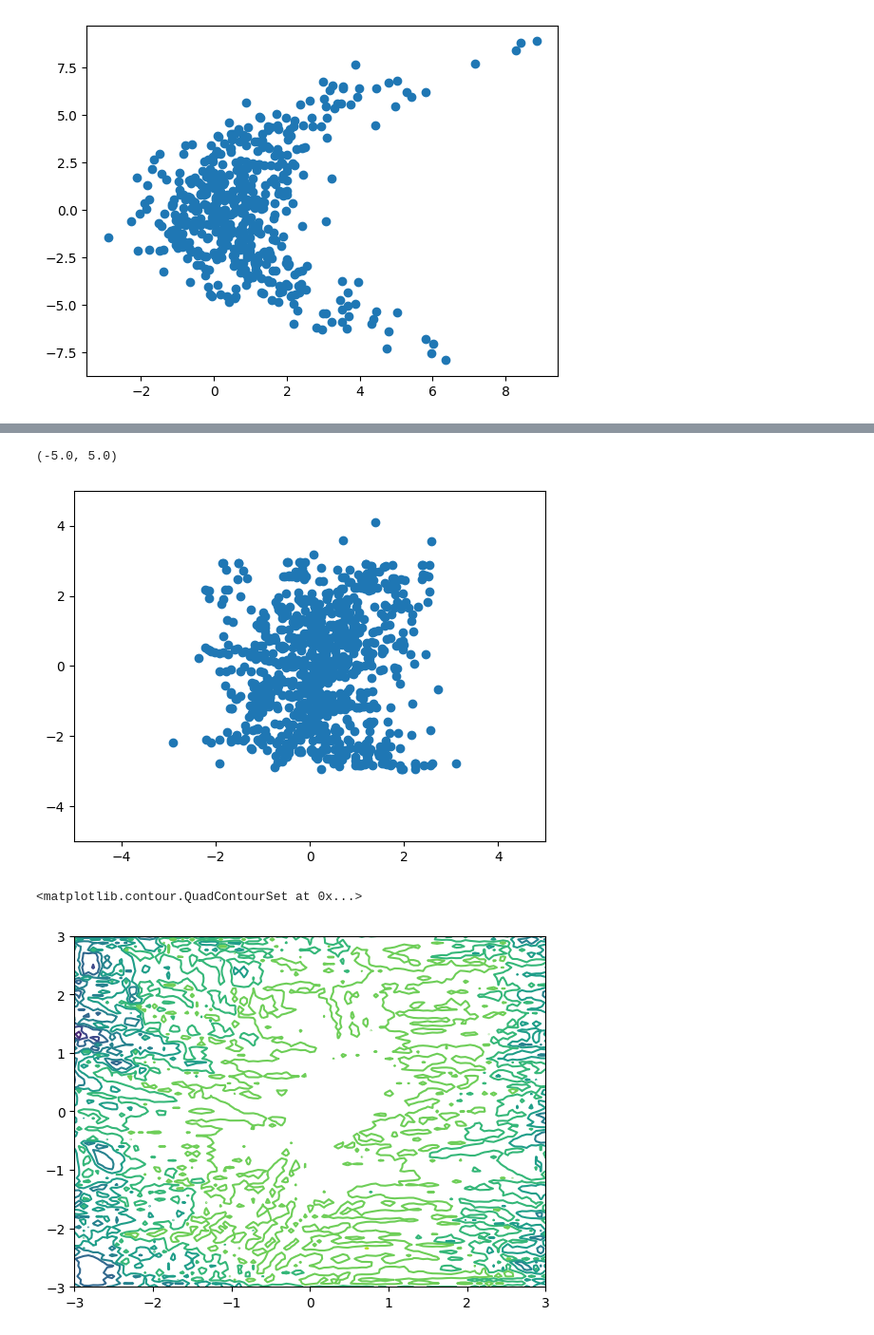
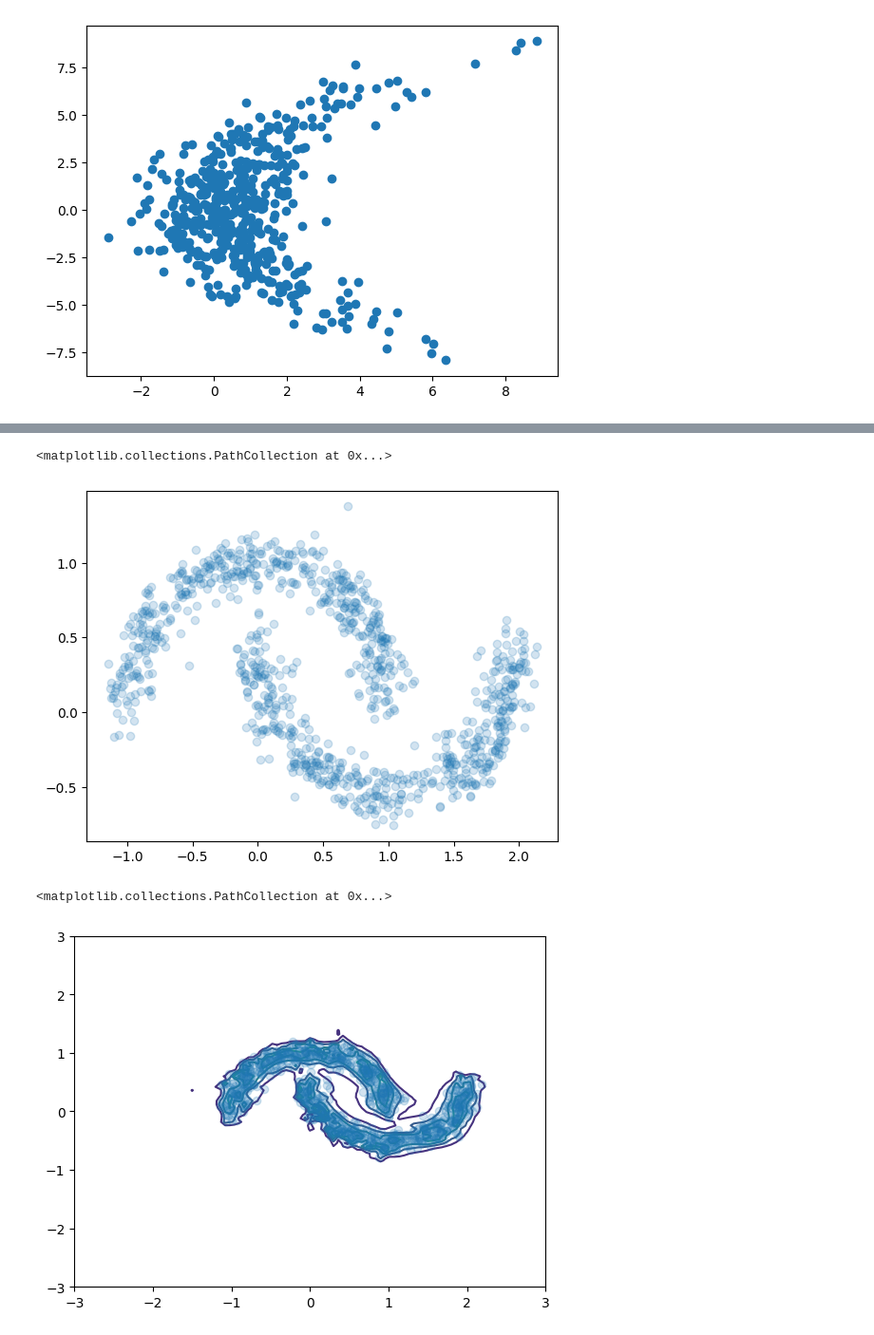
Before and after one commit to al-jshen/sampling, a Jupyter notebook: notebooks/flow-Copy1.ipynb, the cells around one changed output, grey strips where cells are left out. Shown at 95% size. Drawn from its saved outputs; the diff is of its cells as text; code cells hidden in the pictures.

```diff
--- a/notebooks/flow-Copy1.ipynb
+++ b/notebooks/flow-Copy1.ipynb
@@ -305,6 +396,6 @@ plt.plot(losses)
 # %%
-x = flow.apply(params, key, 1000, method=flow.sample_transformed)
-plt.scatter(x[:, 0], x[:, 1])
+x, ld = flow.apply(params, key, 1000, method=flow.sample_and_log_prob_transformed)
+plt.scatter(x[:, 0], x[:, 1], c=jnp.exp(ld))
 plt.xlim(-5, 5)
 plt.ylim(-5, 5)
 # %% [output]
@@ -345,12 +445,12 @@ plt.scatter(x_samples[:, 0], x_samples[:, 1])
 # %%
 flow = create_flow(
     [1, 2],
-    spline_bins=100,
-    num_flow_layers=16,
-    latent_sizes=[100, 100, 100],
+    spline_bins=25,
+    num_flow_layers=8,
+    latent_sizes=[100, 100],
     activation="relu",
-    spline_range_min=-3.0,
-    spline_range_max=3.0,
+    spline_range_min=-5.0,
+    spline_range_max=5.0,
 )
 key = random.PRNGKey(0)
 params = flow.init(
@@ -368,18 +468,18 @@ def loss(params, samples):
 
 @jax.jit
 def train_step(params, opt_state):
-    l, grads = jax.value_and_grad(loss)(params, x_samples)
+    l, grads = jax.value_and_grad(loss)(params, moons)
     updates, opt_state = opt.update(grads, opt_state)
     params = optax.apply_updates(params, updates)
     return params, opt_state, l
 
 
-opt = optax.sgd(1e-4, momentum=0.9)
+opt = optax.adam(2e-3)
 opt_state = opt.init(params)
 # %%
 losses = []
 # %%
-for i in (pbar := tqdm(range(15_000))):
+for i in (pbar := tqdm(range(500))):
     params, opt_state, l = train_step(params, opt_state)
     losses.append(l)
     if i % 100 == 0:
@@ -392,19 +492,20 @@ plt.plot(np.log(losses))
 # %%
 samples = flow.apply(params, key, 1000, method=flow.sample_transformed)
-plt.scatter(samples[:, 0], samples[:, 1])
-plt.xlim(-5, 5)
-plt.ylim(-5, 5)
+plt.scatter(samples[:, 0], samples[:, 1], alpha=0.2)
+# plt.xlim(-3, 3)
+# plt.ylim(-2, 2)
 # %% [output]
-(-5.0, 5.0)
+<matplotlib.collections.PathCollection at 0x...>
-[figure, old version]
+[figure, new version]
 # %%
 plt.contour(
     *mesh_eval(
-        lambda x: flow.apply(params, x, method=flow.log_prob_transformed),
+        lambda x: 1.5 ** (flow.apply(params, x, method=flow.log_prob_transformed)),
         (-3, 3),
         (-3, 3),
     )
 )
+plt.scatter(moons[:, 0], moons[:, 1], alpha=0.2, zorder=3)
 # %% [output]
-<matplotlib.contour.QuadContourSet at 0x...>
+<matplotlib.collections.PathCollection at 0x...>
-[figure, old version]
+[figure, new version]
```
Also changed, not shown: parts of 22 cells of this notebook.
